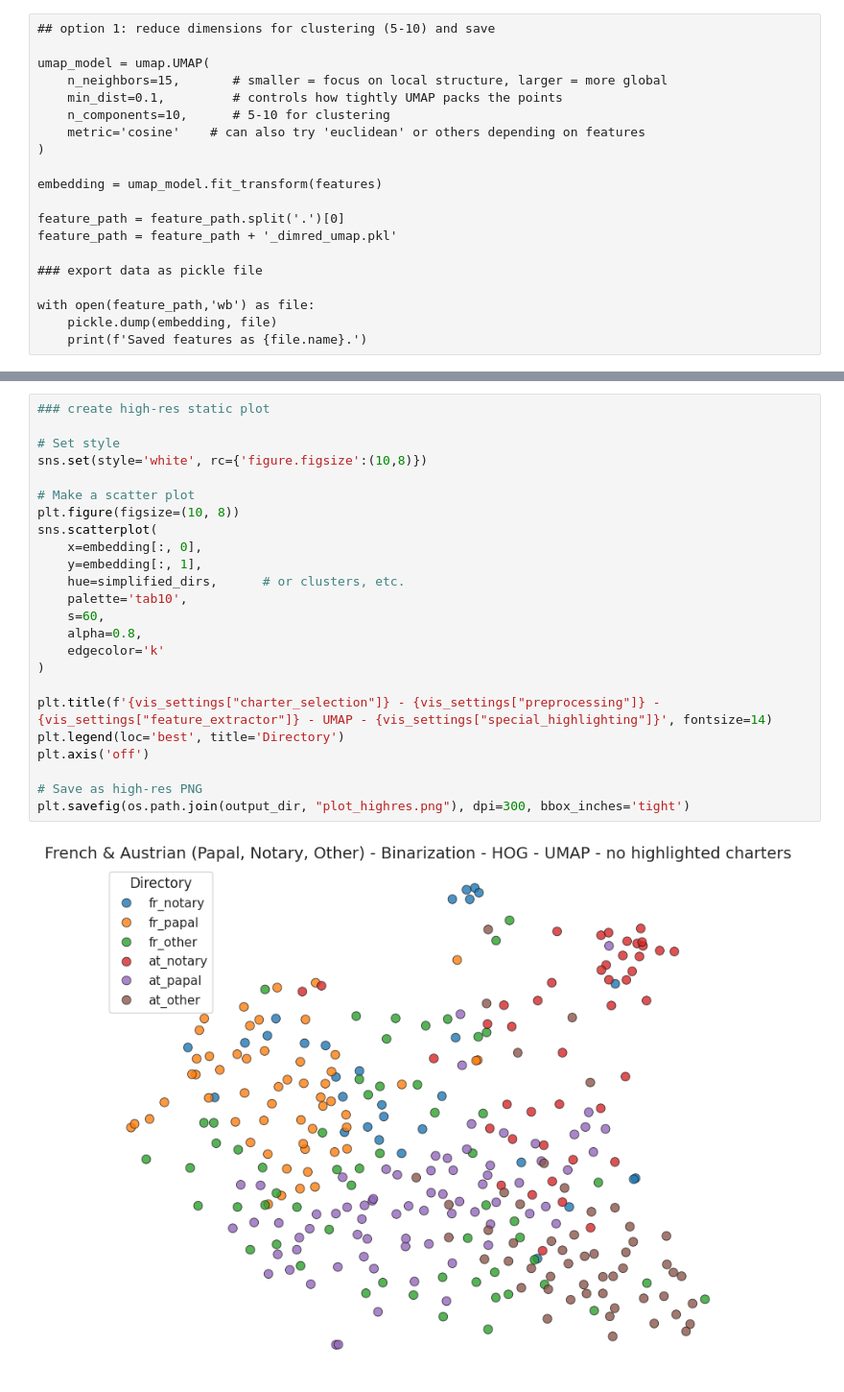
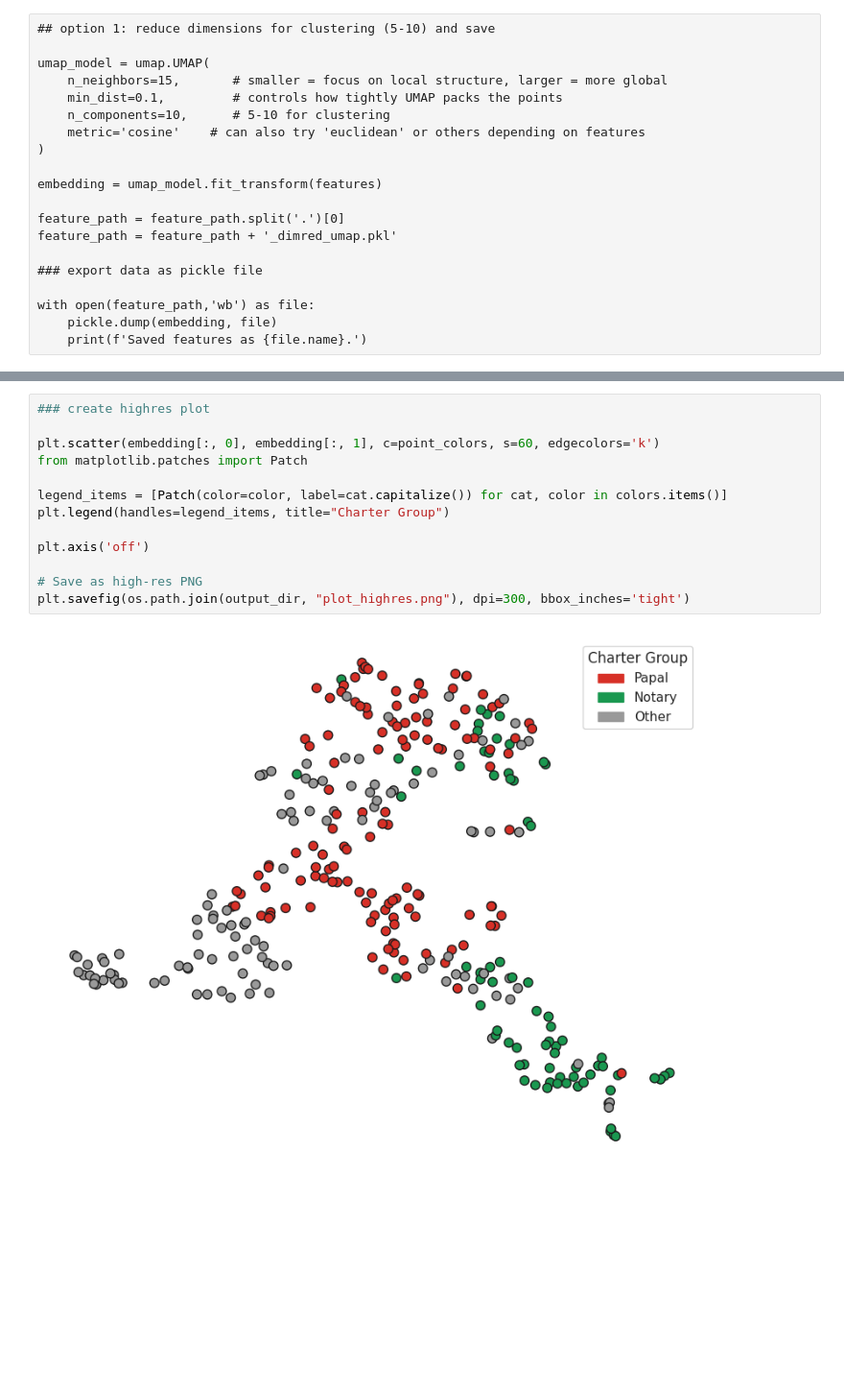
Before and after one commit to NTsch/becore-clustering, a Jupyter notebook: dimred_umap.ipynb, the cells around one changed output, grey strips where cells are left out. Shown: that part at 96% size. Drawn from its saved outputs; the diff is of its cells as text; blank space fills up the shorter version.

Commit message:
improved visualization

```diff
--- a/dimred_umap.ipynb
+++ b/dimred_umap.ipynb
@@ -211,26 +225,15 @@ save(p)
-# %%
-### create high-res static plot
-
-# Set style
-sns.set(style='white', rc={'figure.figsize':(10,8)})
-
-# Make a scatter plot
-plt.figure(figsize=(10, 8))
-sns.scatterplot(
-    x=embedding[:, 0],
-    y=embedding[:, 1],
-    hue=simplified_dirs,      # or clusters, etc.
-    palette='tab10',
-    s=60,
-    alpha=0.8,
-    edgecolor='k'
-)
-
-plt.title(f'{vis_settings["charter_selection"]} - {vis_settings["preprocessing"]} - {vis_settings["feature_extractor"]} - UMAP - {vis_settings["special_highlighting"]}', fontsize=14)
-plt.legend(loc='best', title='Directory')
-plt.axis('off')
-
-# Save as high-res PNG
-plt.savefig(os.path.join(output_dir, "plot_highres.png"), dpi=300, bbox_inches='tight')
-# %% [output]
-[figure, removed]
+# %%
+### create highres plot
+
+plt.scatter(embedding[:, 0], embedding[:, 1], c=point_colors, s=60, edgecolors='k')
+from matplotlib.patches import Patch
+
+legend_items = [Patch(color=color, label=cat.capitalize()) for cat, color in colors.items()]
+plt.legend(handles=legend_items, title="Charter Group")
+
+plt.axis('off')
+
+# Save as high-res PNG
+plt.savefig(os.path.join(output_dir, "plot_highres.png"), dpi=300, bbox_inches='tight')
+# %% [output]
+[figure, added]
```
Also changed, not shown: parts of 4 cells of this notebook, 2 other files.
